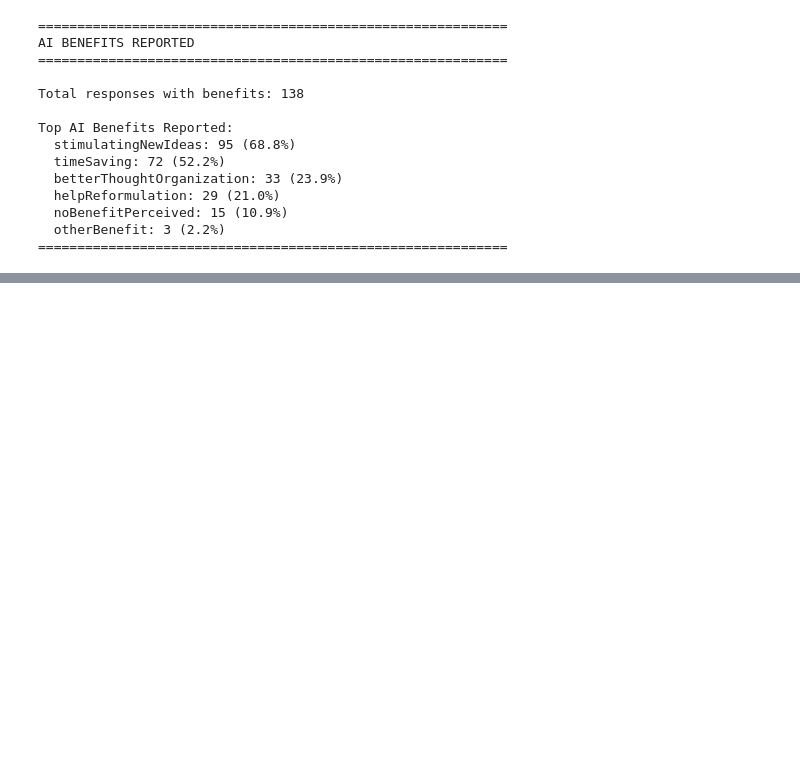
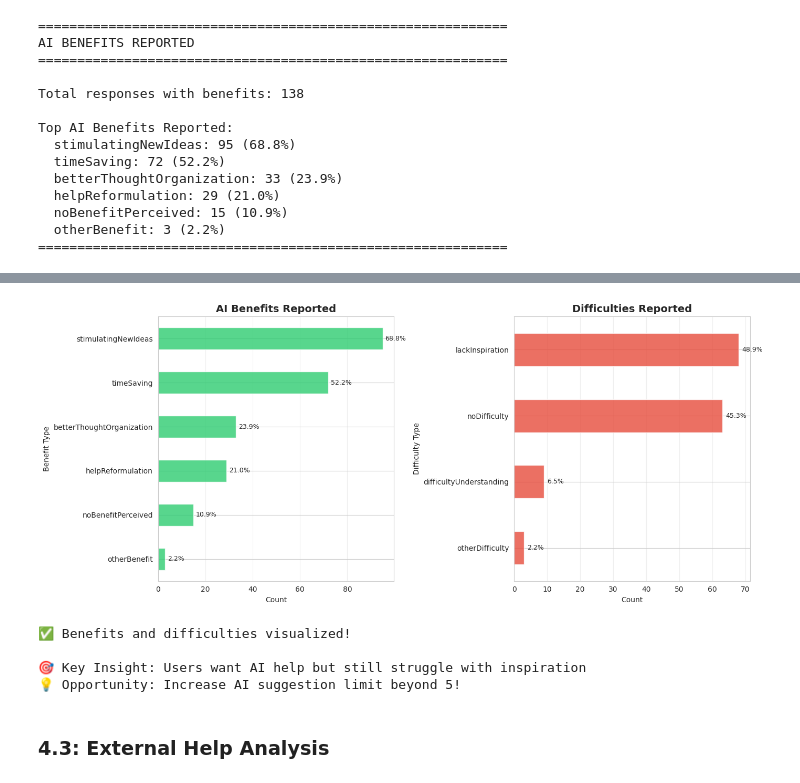
Before and after one commit to EngineerProjects/Hello-Pulse-Survey, a Jupyter notebook: notebooks/new_version/02_exploratory_data_analysis.ipynb, the cells around one changed output, grey strips where cells are left out. Drawn from its saved outputs; the diff is of its cells as text; code cells hidden in the pictures; blank space fills up the shorter version.

Commit message:
Descriptive data analysis

```diff
--- a/notebooks/new_version/02_exploratory_data_analysis.ipynb
+++ b/notebooks/new_version/02_exploratory_data_analysis.ipynb
@@ -1062,0 +1084,20 @@ Top AI Benefits Reported:
+# %%
+# Difficulties Analysis
+print("\n" + "="*60)
+print("DIFFICULTIES REPORTED")
+print("="*60)
+
+# Count difficulties (numpy arrays)
+difficulty_counts = {}
+for difficulties in df_satisfaction['difficulties'].dropna():
+    if hasattr(difficulties, '__iter__') and not isinstance(difficulties, str):
+        for difficulty in difficulties:
+            difficulty_counts[difficulty] = difficulty_counts.get(difficulty, 0) + 1
+
+print(f"\nTotal responses with difficulties: {len(df_satisfaction['difficulties'].dropna())}")
+print(f"\nDifficulties Reported:")
+for difficulty, count in sorted(difficulty_counts.items(), key=lambda x: x[1], reverse=True):
+    pct = count / len(df_satisfaction['difficulties'].dropna()) * 100
+    print(f"  {difficulty}: {count} ({pct:.1f}%)")
+
+print("="*60)
@@ -1062,0 +1144,46 @@ Top AI Benefits Reported:
+# %%
+# Visualize Benefits and Difficulties
+fig, axes = plt.subplots(1, 2, figsize=(14, 6))
+
+# Benefits chart
+ax1 = axes[0]
+benefits_data = pd.Series(benefit_counts).sort_values(ascending=True)
+benefits_data.plot(kind='barh', ax=ax1, color='#2ecc71', alpha=0.8)
+ax1.set_title('AI Benefits Reported', fontsize=14, fontweight='bold')
+ax1.set_xlabel('Count')
+ax1.set_ylabel('Benefit Type')
+ax1.grid(axis='x', alpha=0.3)
+
+# Add percentages
+for i, (benefit, count) in enumerate(benefits_data.items()):
+    pct = count / 138 * 100
+    ax1.text(count + 1, i, f'{pct:.1f}%', va='center', fontsize=9)
+
+# Difficulties chart
+ax2 = axes[1]
+difficulties_data = pd.Series(difficulty_counts).sort_values(ascending=True)
+difficulties_data.plot(kind='barh', ax=ax2, color='#e74c3c', alpha=0.8)
+ax2.set_title('Difficulties Reported', fontsize=14, fontweight='bold')
+ax2.set_xlabel('Count')
+ax2.set_ylabel('Difficulty Type')
+ax2.grid(axis='x', alpha=0.3)
+
+# Add percentages
+for i, (difficulty, count) in enumerate(difficulties_data.items()):
+    pct = count / 139 * 100
+    ax2.text(count + 1, i, f'{pct:.1f}%', va='center', fontsize=9)
+
+plt.tight_layout()
+plt.show()
+
+print("✅ Benefits and difficulties visualized!")
+print("\n🎯 Key Insight: Users want AI help but still struggle with inspiration")
+print("💡 Opportunity: Increase AI suggestion limit beyond 5!")
+# %% [output]
+[figure, added]
+✅ Benefits and difficulties visualized!
+
+🎯 Key Insight: Users want AI help but still struggle with inspiration
+💡 Opportunity: Increase AI suggestion limit beyond 5!
+# %% [markdown]
+### 4.3: External Help Analysis
```
Also changed, not shown: parts of 22 cells of this notebook.
